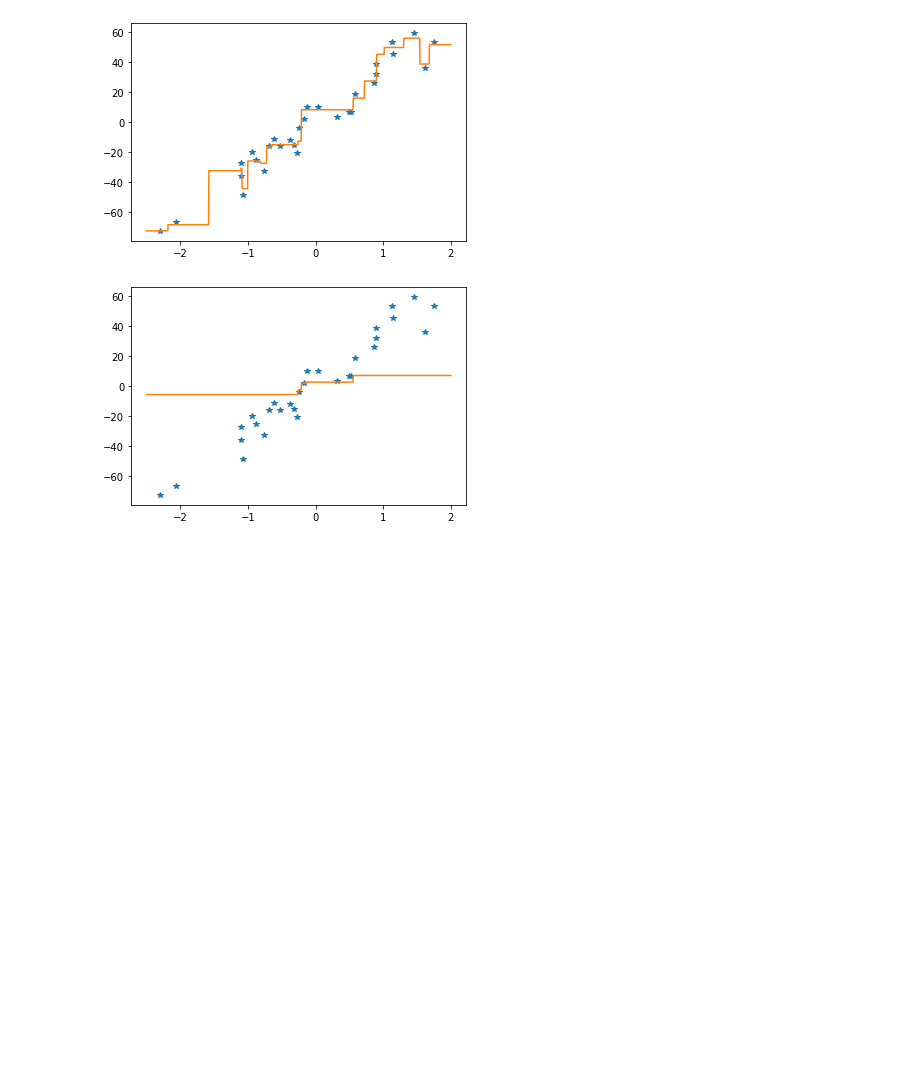
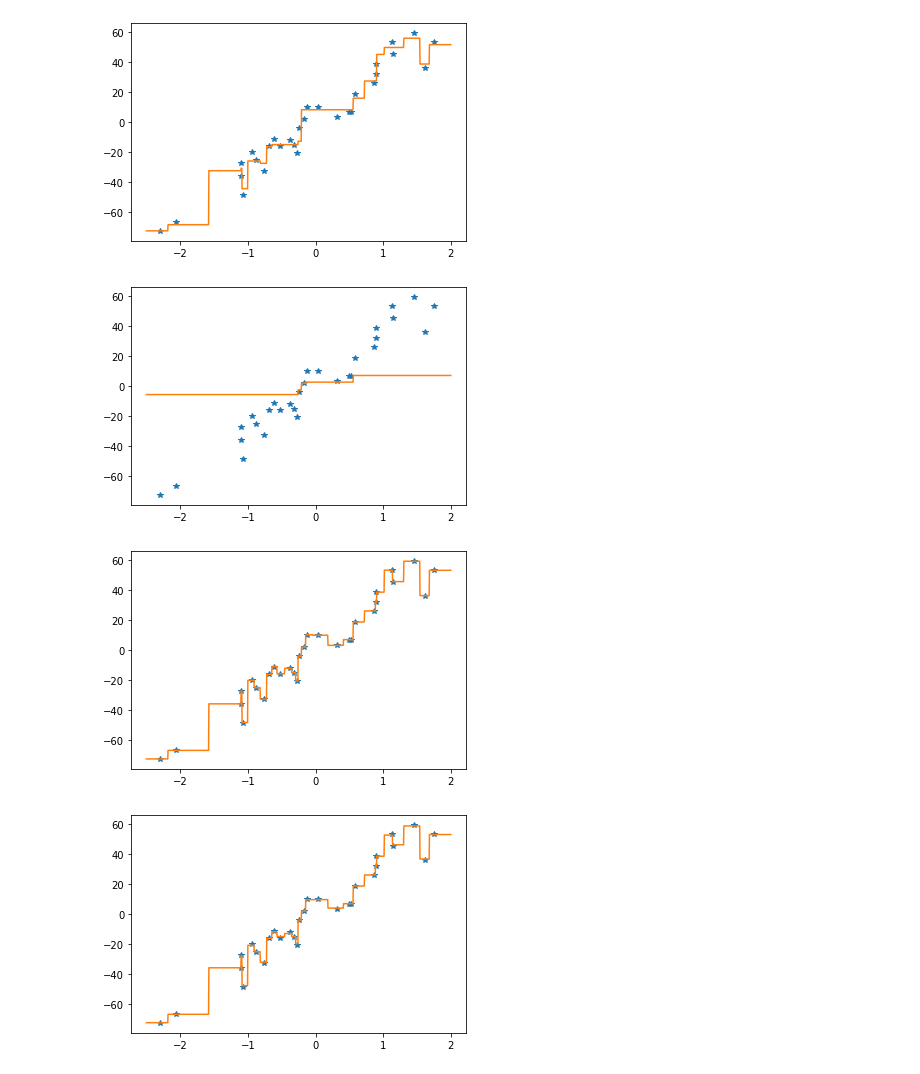
Before and after one commit to gnitnaw/Programs, a Jupyter notebook: Chapter8/RegressionBoosting.ipynb, the cells around one changed output. Saved outputs shown, nothing was run; the diff lists cells and outputs as text; code cells hidden in the pictures; blank space fills up the shorter version.

```diff
--- a/Chapter8/RegressionBoosting.ipynb
+++ b/Chapter8/RegressionBoosting.ipynb
@@ -90,3 +90,21 @@ for alpha in alphas:
 # %% [output]
 [figure]
 [figure]
+# %%
+# boosting algorithm
+BoostingRounds = 100000
+
+for alpha in alphas:
+    g_0, g_boost = TrainBoost(alpha,BoostingRounds,x,y)
+    yhat = Predict(g_0, g_boost, alpha, x)
+
+    # plot
+    tmpX =  np.reshape(np.linspace(-2.5,2,1000),(1000,1))
+    yhatX = Predict(g_0, g_boost, alpha, tmpX)
+    f = plt.figure()
+    plt.plot(x,y,'*')
+    plt.plot(tmpX,yhatX)
+    plt.show()
+# %% [output]
+[figure, added]
+[figure, added]
```
